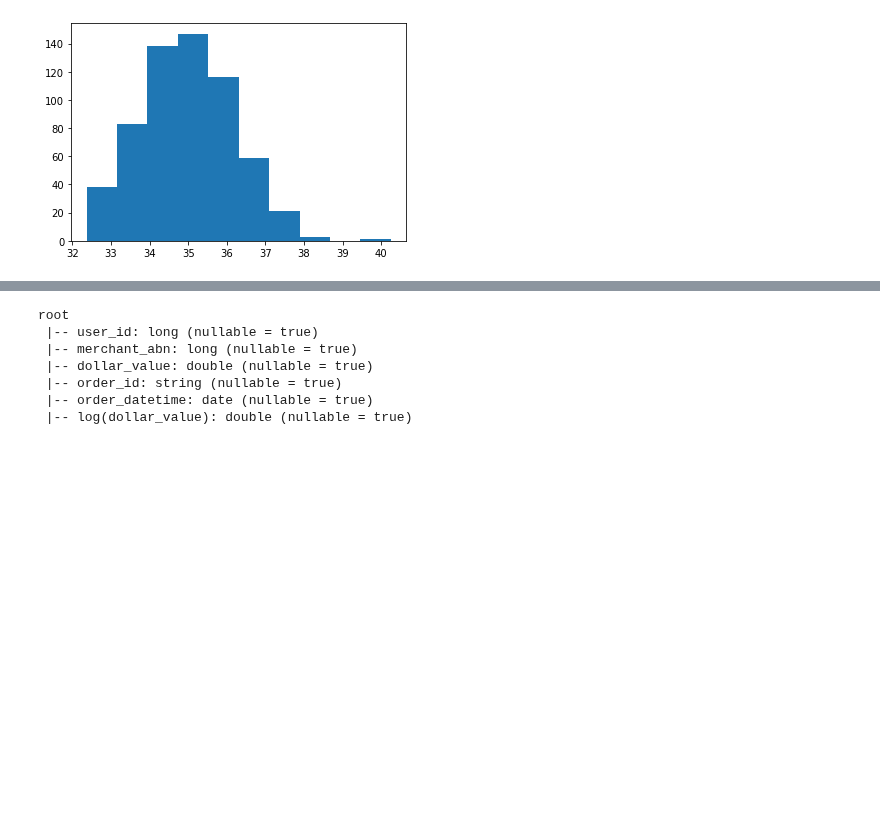
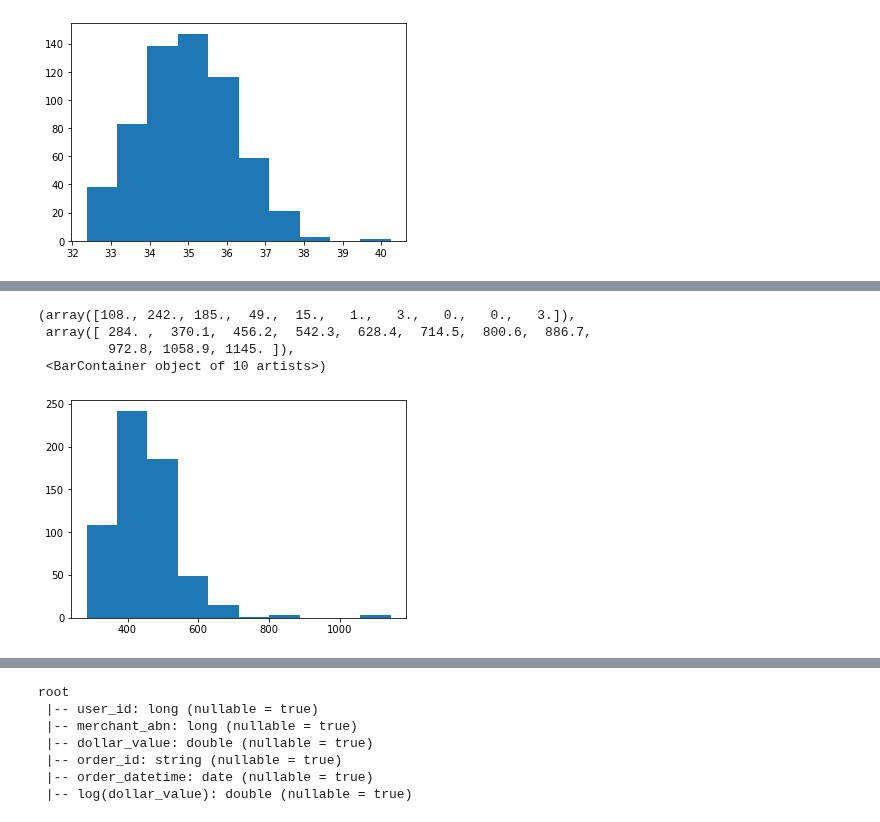
Before and after one commit to MAST30034-Applied-Data-Science/generic-buy-now-pay-later-project-group-19, a Jupyter notebook: notebooks/fraud_analysis.ipynb, the cells around one changed output, grey strips where cells are left out. Saved outputs shown, nothing was run; the diff lists cells and outputs as text; code cells hidden in the pictures; blank space fills up the shorter version.

```diff
--- a/notebooks/fraud_analysis.ipynb
+++ b/notebooks/fraud_analysis.ipynb
@@ -392,0 +399,8 @@ plt.hist(trd_abn_agg["avg_dollar_value"])
+# %%
+plt.hist(snd_abn_agg["total_order"])
+# %% [output]
+(array([108., 242., 185.,  49.,  15.,   1.,   3.,   0.,   0.,   3.]),
+ array([ 284. ,  370.1,  456.2,  542.3,  628.4,  714.5,  800.6,  886.7,
+         972.8, 1058.9, 1145. ]),
+ <BarContainer object of 10 artists>)
+[figure, added]
```
Also changed, not shown: parts of 22 cells of this notebook.
